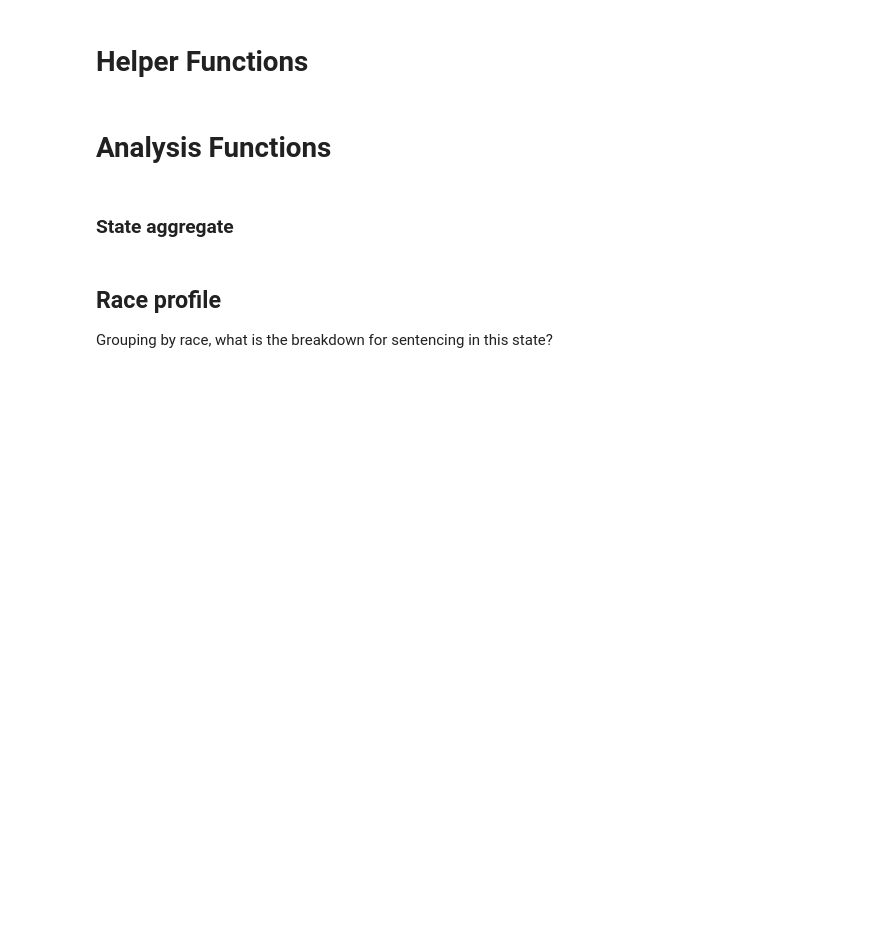
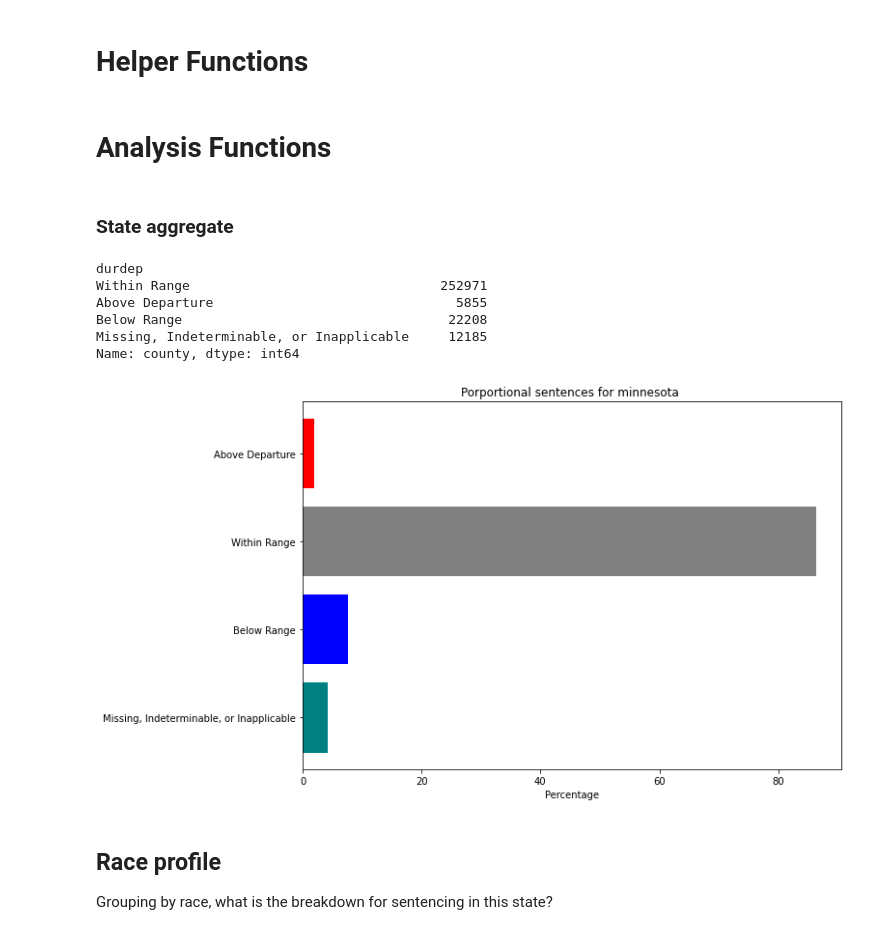
Before and after one commit to nitkiew2/QSIDE-JUSTFAIR-TOOLBOX, a Jupyter notebook: Analysis_Toolbox.ipynb, the cells around one changed output. Drawn from its saved outputs; the diff is of its cells as text; code cells hidden in the pictures; blank space fills up the shorter version.

```diff
--- a/Analysis_Toolbox.ipynb
+++ b/Analysis_Toolbox.ipynb
@@ -142,7 +142,7 @@ def filter_years(stateobj, years):
 # %% [markdown]
 ### State aggregate
 # %%
-def state_aggregate(stateobj, years = None):
+def state_aggregate(stateobj, years = None, stacked = False):
     subset_dat = filter_years(stateobj, years)
 
     counts = subset_dat.groupby(stateobj.paths['departure'][0]).count()
@@ -154,11 +154,24 @@ def state_aggregate(stateobj, years = None):
     for item in order_of_outputs:
         porportions_list.append(round((100 * counts.at[item]  /  subset_dat.shape[0]),1))
 
-    plot_departures(order_of_outputs, porportions_list, [stateobj.name], s = False)
+    if stacked:
+        arr = np.array(porportions_list)
+        arr = arr.T
+        plot_departures_stacked([stateobj.name], porportions_list, [stateobj.name], order_of_outputs)
+    else:
+        plot_departures(order_of_outputs, porportions_list, [stateobj.name], s = False)
 
     return counts
 # %%
-state_aggregate(states['minnesota'])
+state_aggregate(states['minnesota'], stacked = False)
+# %% [output]
+durdep
+Within Range                                252971
+Above Departure                               5855
+Below Range                                  22208
+Missing, Indeterminable, or Inapplicable     12185
+Name: county, dtype: int64
+[figure, added]
 # %% [markdown]
 ## Race profile
 
```
Also changed, not shown: parts of 2 cells of this notebook.
